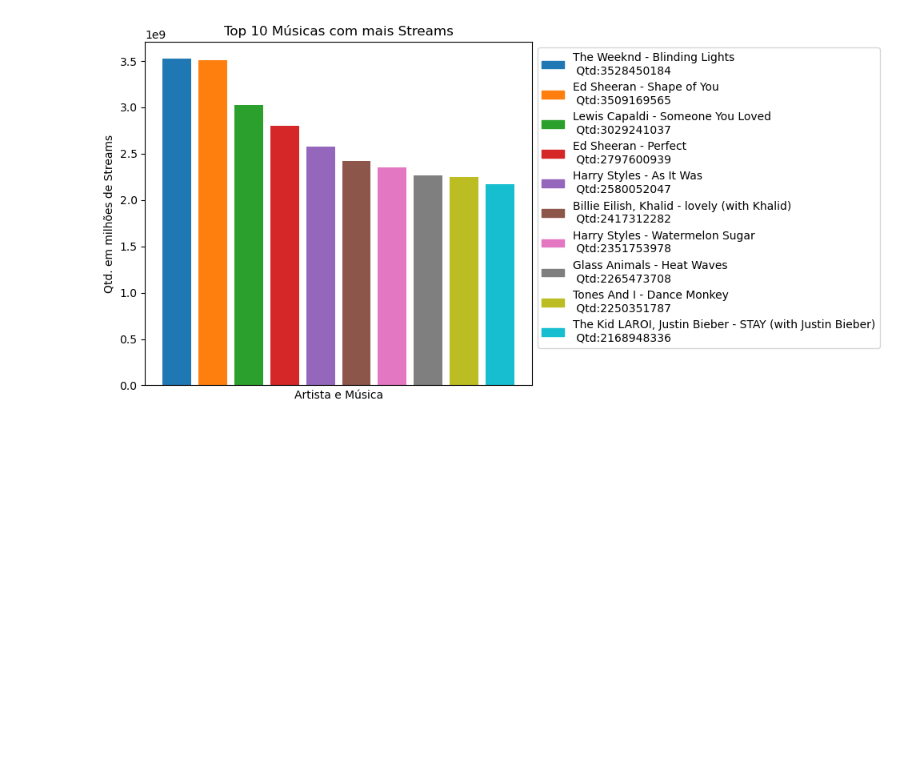
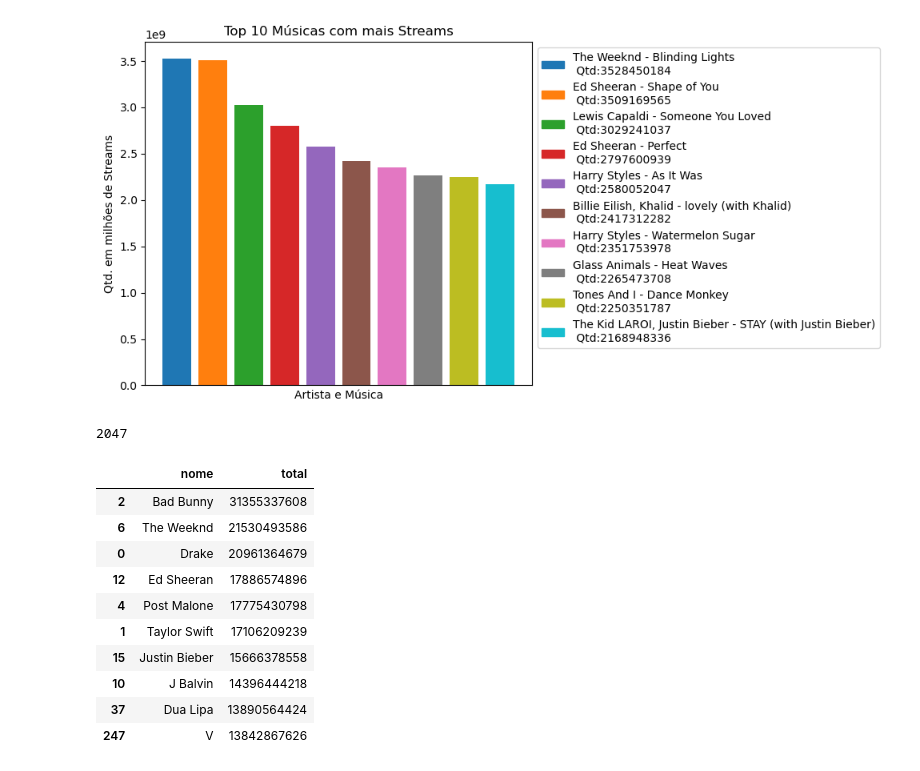
Before and after one commit to EandroC/ExplorandoPrincipaisMusicasDoSpotify, a Jupyter notebook: Analise.ipynb, the cells around one changed output. Drawn from its saved outputs; the diff is of its cells as text; code cells hidden in the pictures; blank space fills up the shorter version.

Commit message:
Tabela sobre quantidade de streams feita

```diff
--- a/Analise.ipynb
+++ b/Analise.ipynb
@@ -800,3 +799,33 @@ plt.tight_layout()
 plt.show()
 # %% [output]
 [figure]
+# %%
+lista_nomes = artistas['Artista'].tolist()
+len(lista_nomes)
+# %% [output]
+2047
+# %%
+artist_totals = {}
+
+# Iterando sobre o DataFrame para calcular os totais de streams para cada artista
+for artist in lista_nomes:
+    artist_totals[artist] = dados[dados['artist_names'].str.contains(artist, regex=False)]['streams'].sum()
+
+# Convertendo o dicionário em um DataFrame
+total_views = pd.DataFrame(list(artist_totals.items()), columns=['nome', 'total'])
+
+total_views = total_views.sort_values(by='total', ascending=False)
+
+total_views.head(10)
+# %% [output]
+|  | nome | total |
+| 2 | Bad Bunny | 31355337608 |
+| 6 | The Weeknd | 21530493586 |
+| 0 | Drake | 20961364679 |
+| 12 | Ed Sheeran | 17886574896 |
+| 4 | Post Malone | 17775430798 |
+| 1 | Taylor Swift | 17106209239 |
+| 15 | Justin Bieber | 15666378558 |
+| 10 | J Balvin | 14396444218 |
+| 37 | Dua Lipa | 13890564424 |
+| 247 | V | 13842867626 |
```
Also changed, not shown: parts of 1 cell of this notebook.
